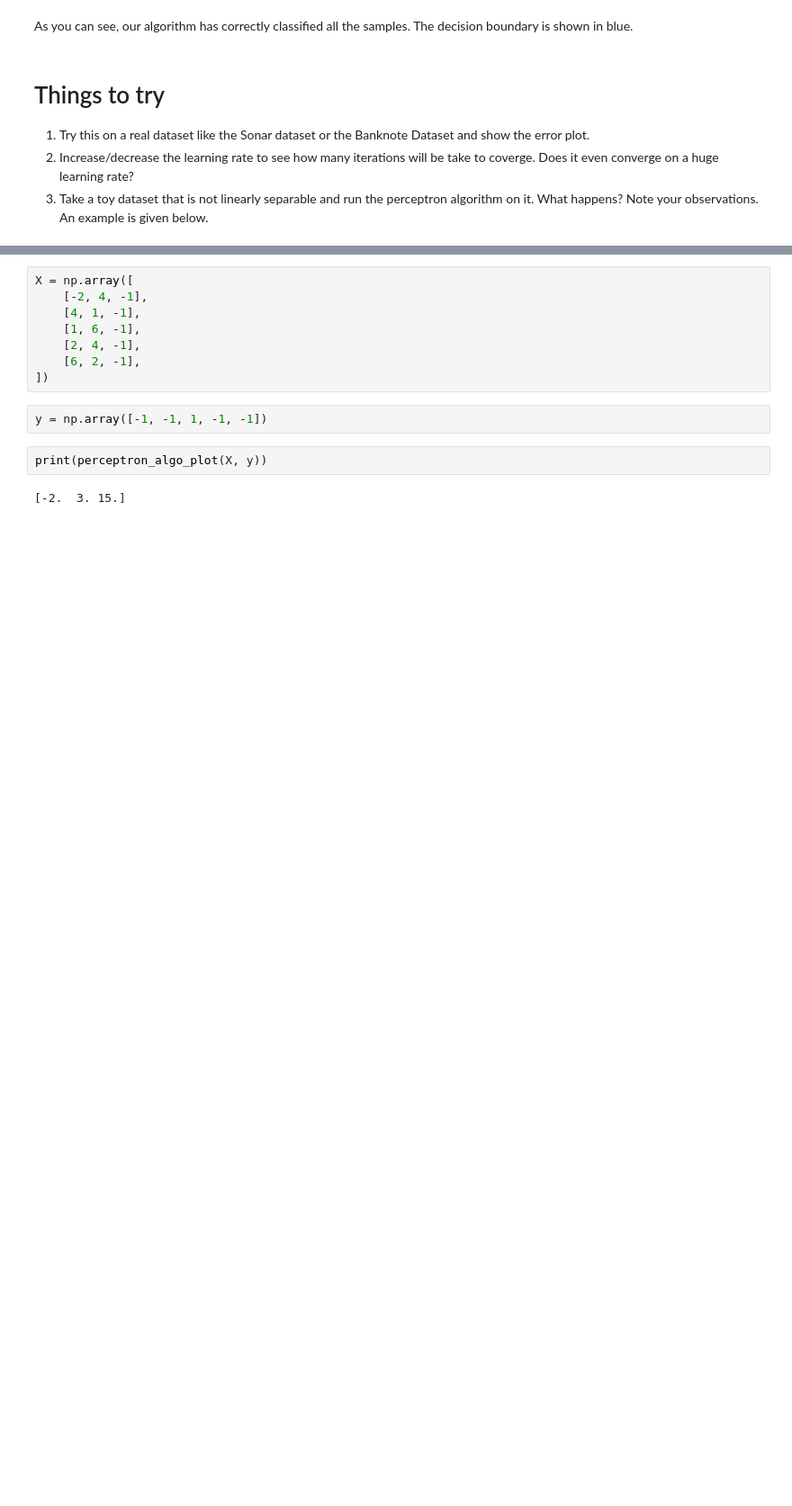
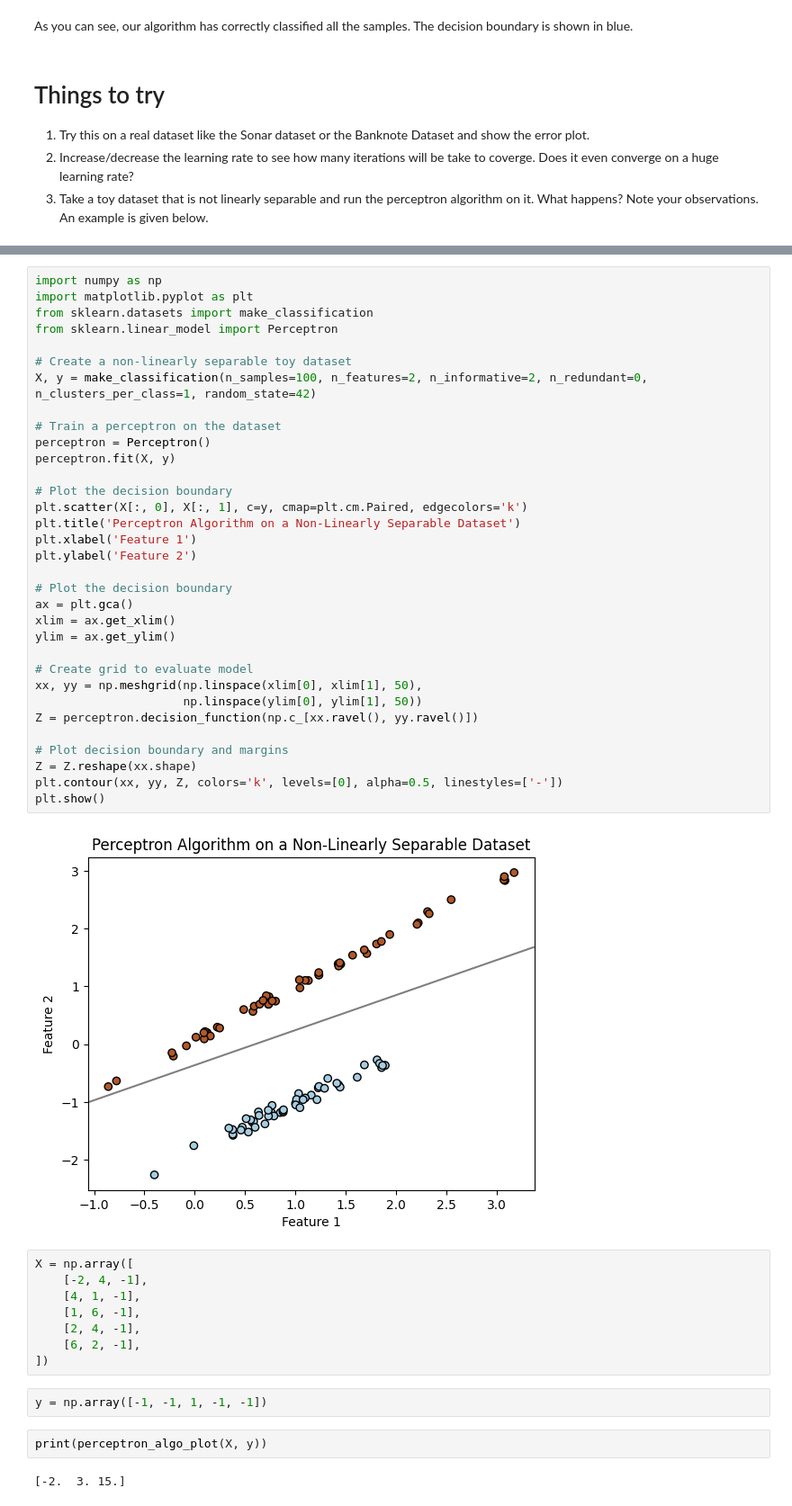
Before and after one commit to Jalasrineelagiri04/FMML_Project_Labs, a Jupyter notebook: FMML_Module4_Lab1_2024.ipynb, the cells around one changed output, grey strips where cells are left out. Shown: that part at 90% size. Cells and saved outputs as stored; diff of their text form; blank space fills up the shorter version.

```diff
--- a/FMML_Module4_Lab1_2024.ipynb
+++ b/FMML_Module4_Lab1_2024.ipynb
@@ -137,3 +227,38 @@ As you can see, our algorithm has correctly classified all the samples. The deci
+# %%
+import numpy as np
+import matplotlib.pyplot as plt
+from sklearn.datasets import make_classification
+from sklearn.linear_model import Perceptron
+
+# Create a non-linearly separable toy dataset
+X, y = make_classification(n_samples=100, n_features=2, n_informative=2, n_redundant=0, n_clusters_per_class=1, random_state=42)
+
+# Train a perceptron on the dataset
+perceptron = Perceptron()
+perceptron.fit(X, y)
+
+# Plot the decision boundary
+plt.scatter(X[:, 0], X[:, 1], c=y, cmap=plt.cm.Paired, edgecolors='k')
+plt.title('Perceptron Algorithm on a Non-Linearly Separable Dataset')
+plt.xlabel('Feature 1')
+plt.ylabel('Feature 2')
+
+# Plot the decision boundary
+ax = plt.gca()
+xlim = ax.get_xlim()
+ylim = ax.get_ylim()
+
+# Create grid to evaluate model
+xx, yy = np.meshgrid(np.linspace(xlim[0], xlim[1], 50),
+                     np.linspace(ylim[0], ylim[1], 50))
+Z = perceptron.decision_function(np.c_[xx.ravel(), yy.ravel()])
+
+# Plot decision boundary and margins
+Z = Z.reshape(xx.shape)
+plt.contour(xx, yy, Z, colors='k', levels=[0], alpha=0.5, linestyles=['-'])
+plt.show()
+# %% [output]
+[figure, added]
 # %%
 X = np.array([
     [-2, 4, -1],
```
Also changed, not shown: parts of 2 cells of this notebook.
